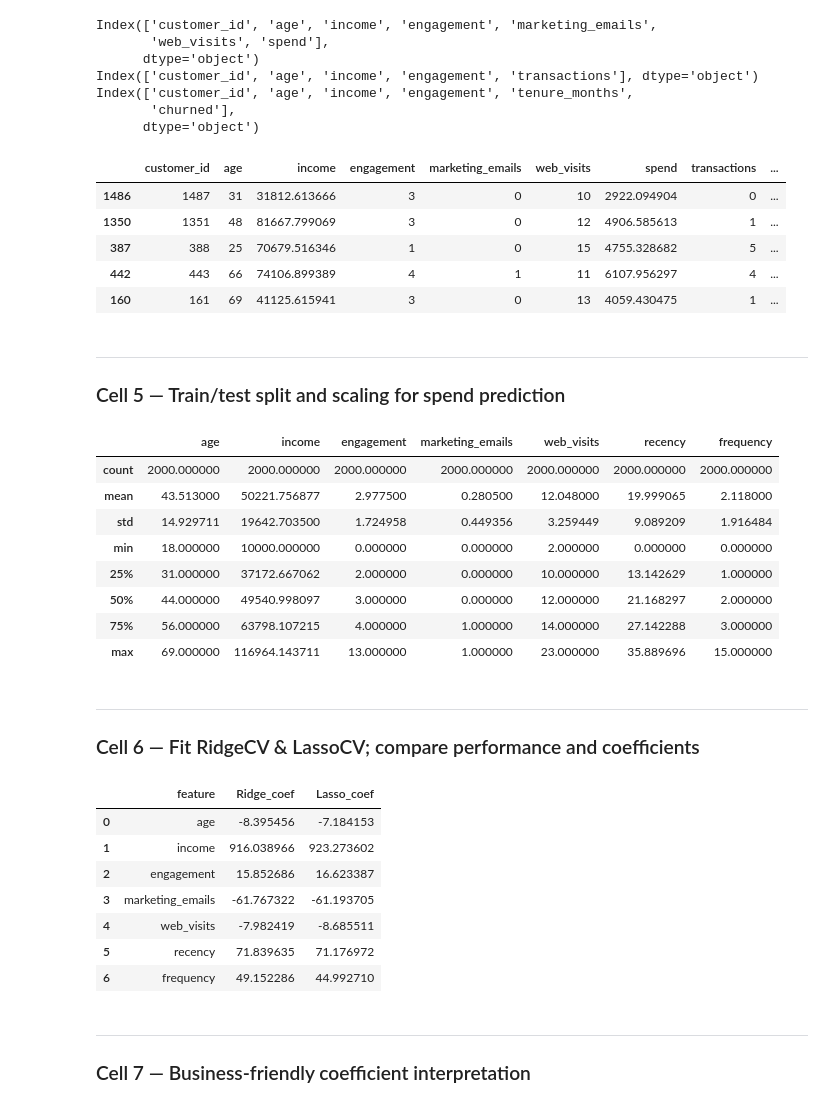
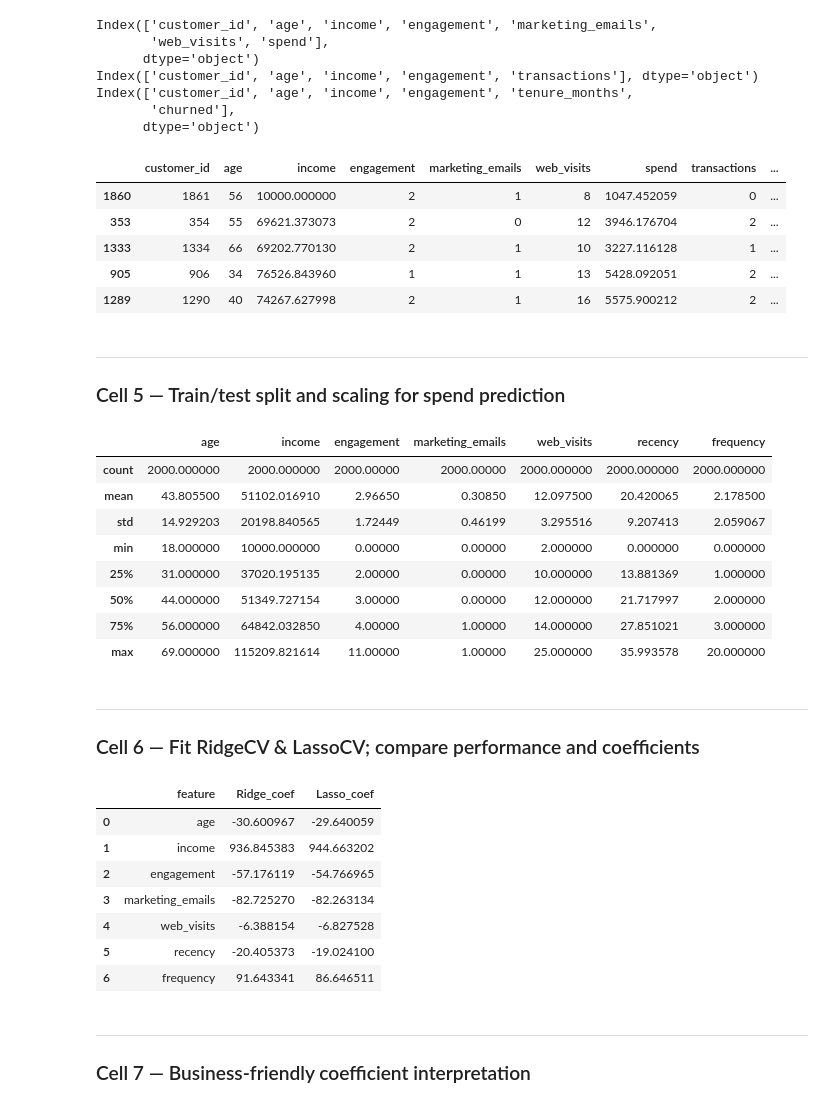
Before and after one commit to sridevi-tandley1/APA, a Jupyter notebook: Advanced_Predictive_Analytics_Module2.ipynb, the cells around one changed output. Cells and saved outputs as stored; diff of their text form; code cells hidden in the pictures.

```diff
--- a/Advanced_Predictive_Analytics_Module2.ipynb
+++ b/Advanced_Predictive_Analytics_Module2.ipynb
@@ -430,9 +430,13 @@ np.random.seed(42)
 import os
 
 if os.path.exists('spend_data_sample.csv') and os.path.exists('count_data_sample.csv') and os.path.exists('churn_data_sample.csv'):
-    spend_data = pd.read_csv('spend_data_samples.csv')
-    count_data = pd.read_csv('count_data_samples.csv')
-    churn_data = pd.read_csv('churn_data_samples.csv')
+    spend_data = pd.read_csv('spend_data_sample.csv')
+    count_data = pd.read_csv('count_data_sample.csv')
+    churn_data = pd.read_csv('churn_data_sample.csv')
+    # the Part 1 CSVs have no ID column; their rows line up, so add one for the merges below
+    for frame in (spend_data, count_data, churn_data):
+        if 'customer_id' not in frame.columns:
+            frame.insert(0, 'customer_id', np.arange(1, len(frame) + 1))
     print("Loaded CSV samples.")
 else:
     # generate synthetic data (same approach as earlier notebook)
@@ -560,11 +564,11 @@ df['engagement_cat'] = pd.cut(df['engagement'], bins=[-1,1,3,10], labels=['low',
 df.sample(5)
 # %% [output]
 |  | customer_id | age | income | engagement | marketing_emails | web_visits | spend | transactions | ... |
-| 1486 | 1487 | 31 | 31812.613666 | 3 | 0 | 10 | 2922.094904 | 0 | ... |
-| 1350 | 1351 | 48 | 81667.799069 | 3 | 0 | 12 | 4906.585613 | 1 | ... |
-| 387 | 388 | 25 | 70679.516346 | 1 | 0 | 15 | 4755.328682 | 5 | ... |
-| 442 | 443 | 66 | 74106.899389 | 4 | 1 | 11 | 6107.956297 | 4 | ... |
-| 160 | 161 | 69 | 41125.615941 | 3 | 0 | 13 | 4059.430475 | 1 | ... |
+| 1860 | 1861 | 56 | 10000.000000 | 2 | 1 | 8 | 1047.452059 | 0 | ... |
+| 353 | 354 | 55 | 69621.373073 | 2 | 0 | 12 | 3946.176704 | 2 | ... |
+| 1333 | 1334 | 66 | 69202.770130 | 2 | 1 | 10 | 3227.116128 | 1 | ... |
+| 905 | 906 | 34 | 76526.843960 | 1 | 1 | 13 | 5428.092051 | 2 | ... |
+| 1289 | 1290 | 40 | 74267.627998 | 2 | 1 | 16 | 5575.900212 | 2 | ... |
 # %% [markdown]
 ---
 
@@ -587,14 +591,14 @@ X_test_s  = scaler.transform(X_test)
 X.describe()
 # %% [output]
 |  | age | income | engagement | marketing_emails | web_visits | recency | frequency |
-| count | 2000.000000 | 2000.000000 | 2000.000000 | 2000.000000 | 2000.000000 | 2000.000000 | 2000.000000 |
-| mean | 43.513000 | 50221.756877 | 2.977500 | 0.280500 | 12.048000 | 19.999065 | 2.118000 |
-| std | 14.929711 | 19642.703500 | 1.724958 | 0.449356 | 3.259449 | 9.089209 | 1.916484 |
-| min | 18.000000 | 10000.000000 | 0.000000 | 0.000000 | 2.000000 | 0.000000 | 0.000000 |
-| 25% | 31.000000 | 37172.667062 | 2.000000 | 0.000000 | 10.000000 | 13.142629 | 1.000000 |
-| 50% | 44.000000 | 49540.998097 | 3.000000 | 0.000000 | 12.000000 | 21.168297 | 2.000000 |
-| 75% | 56.000000 | 63798.107215 | 4.000000 | 1.000000 | 14.000000 | 27.142288 | 3.000000 |
-| max | 69.000000 | 116964.143711 | 13.000000 | 1.000000 | 23.000000 | 35.889696 | 15.000000 |
+| count | 2000.000000 | 2000.000000 | 2000.00000 | 2000.00000 | 2000.000000 | 2000.000000 | 2000.000000 |
+| mean | 43.805500 | 51102.016910 | 2.96650 | 0.30850 | 12.097500 | 20.420065 | 2.178500 |
+| std | 14.929203 | 20198.840565 | 1.72449 | 0.46199 | 3.295516 | 9.207413 | 2.059067 |
+| min | 18.000000 | 10000.000000 | 0.00000 | 0.00000 | 2.000000 | 0.000000 | 0.000000 |
+| 25% | 31.000000 | 37020.195135 | 2.00000 | 0.00000 | 10.000000 | 13.881369 | 1.000000 |
+| 50% | 44.000000 | 51349.727154 | 3.00000 | 0.00000 | 12.000000 | 21.717997 | 2.000000 |
+| 75% | 56.000000 | 64842.032850 | 4.00000 | 1.00000 | 14.000000 | 27.851021 | 3.000000 |
+| max | 69.000000 | 115209.821614 | 11.00000 | 1.00000 | 25.000000 | 35.993578 | 20.000000 |
 # %% [markdown]
 ---
 
@@ -602,37 +606,37 @@ X.describe()
 # %%
 # Cell 6
 from sklearn.linear_model import RidgeCV, LassoCV
 from sklearn.metrics import r2_score, mean_squared_error
 import pandas as pd
 
 ridge = RidgeCV(alphas=[0.01,0.1,1,10,100]).fit(X_train_s, y_train)
 lasso = LassoCV(alphas=[0.0001,0.001,0.01,0.1,1], cv=5, max_iter=5000).fit(X_train_s, y_train)
 
 def model_report(name, model, Xs, ys):
     preds = model.predict(Xs)
-    return {'model': name, 'R2': r2_score(ys,preds), 'RMSE': mean_squared_error(ys,preds, squared=False)}
+    return {'model': name, 'R2': r2_score(ys,preds), 'RMSE': np.sqrt(mean_squared_error(ys, preds))}
 
 reports = []
 reports.append(model_report('Ridge', ridge, X_test_s, y_test))
 reports.append(model_report('Lasso', lasso, X_test_s, y_test))
 pd.DataFrame(reports).round(4)
 
 # Coefficient table (map back to feature names)
 coef_df = pd.DataFrame({
     'feature': features,
     'Ridge_coef': ridge.coef_,
     'Lasso_coef': lasso.coef_
 })
 coef_df
 # %% [output]
 |  | feature | Ridge_coef | Lasso_coef |
-| 0 | age | -8.395456 | -7.184153 |
-| 1 | income | 916.038966 | 923.273602 |
-| 2 | engagement | 15.852686 | 16.623387 |
-| 3 | marketing_emails | -61.767322 | -61.193705 |
-| 4 | web_visits | -7.982419 | -8.685511 |
-| 5 | recency | 71.839635 | 71.176972 |
-| 6 | frequency | 49.152286 | 44.992710 |
+| 0 | age | -30.600967 | -29.640059 |
+| 1 | income | 936.845383 | 944.663202 |
+| 2 | engagement | -57.176119 | -54.766965 |
+| 3 | marketing_emails | -82.725270 | -82.263134 |
+| 4 | web_visits | -6.388154 | -6.827528 |
+| 5 | recency | -20.405373 | -19.024100 |
+| 6 | frequency | 91.643341 | 86.646511 |
 # %% [markdown]
 ---
 
```
Also changed, not shown: parts of 15 cells of this notebook, 24 other files.
